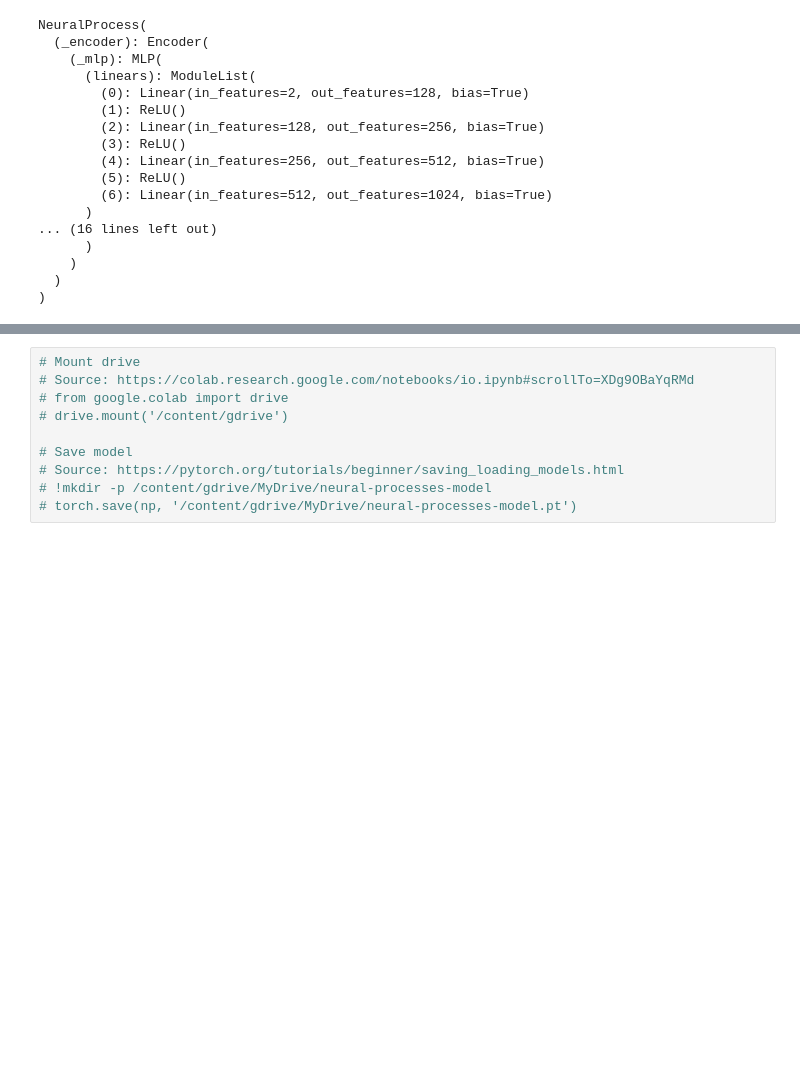
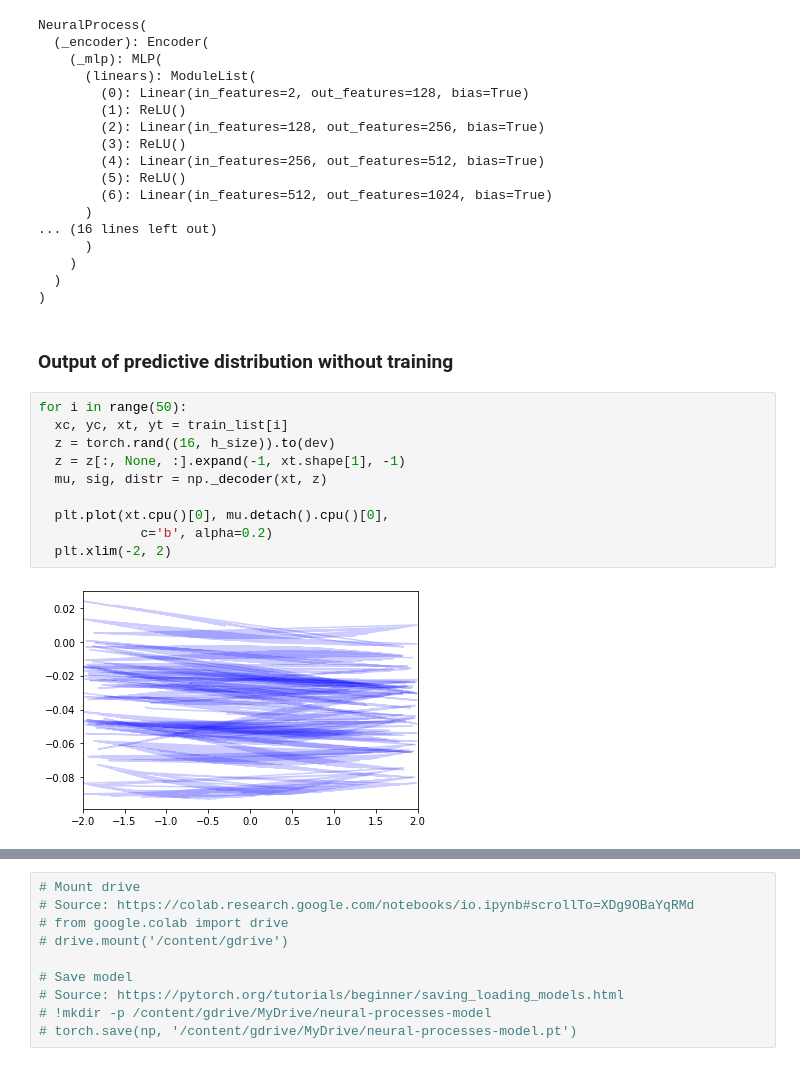
Before and after one commit to rodrigobdz/neural-processes, a Jupyter notebook: neural-processes.ipynb, the cells around one changed output, grey strips where cells are left out. Drawn from its saved outputs; the diff is of its cells as text; blank space fills up the shorter version.

Commit message:
Notebook: Add plotting functions
MNIST training still running.

```diff
--- a/neural-processes.ipynb
+++ b/neural-processes.ipynb
@@ -90,6 +92,20 @@ NeuralProcess(
     )
   )
 )
+# %% [markdown]
+### Output of predictive distribution without training
+# %%
+for i in range(50):
+  xc, yc, xt, yt = train_list[i]
+  z = torch.rand((16, h_size)).to(dev)
+  z = z[:, None, :].expand(-1, xt.shape[1], -1)
+  mu, sig, distr = np._decoder(xt, z)
+
+  plt.plot(xt.cpu()[0], mu.detach().cpu()[0],
+             c='b', alpha=0.2)
+  plt.xlim(-2, 2)
+# %% [output]
+[figure, added]
 # %%
 # Xavier_Uniform weight init
 def init_weights(m):
```
Also changed, not shown: parts of 18 cells of this notebook.
